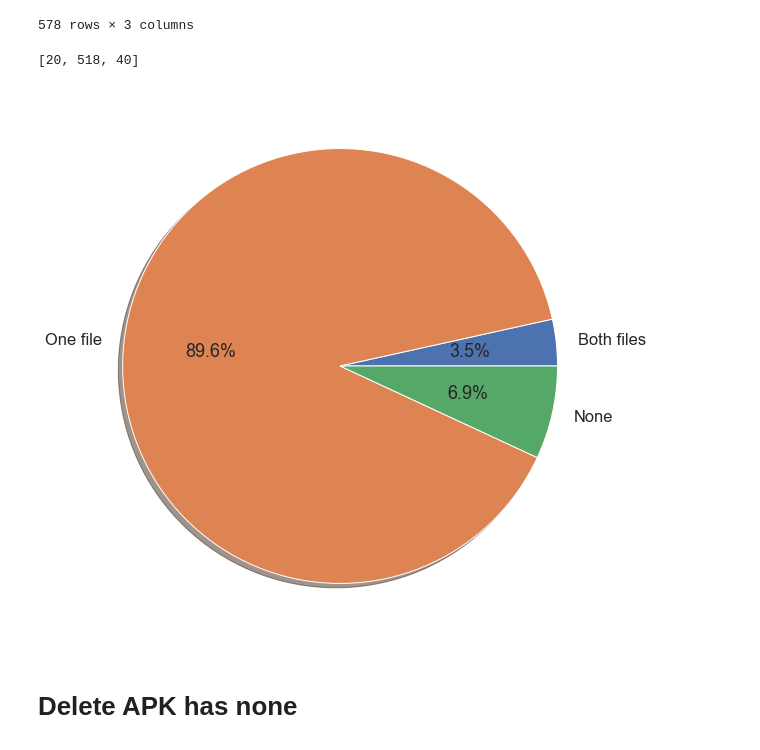
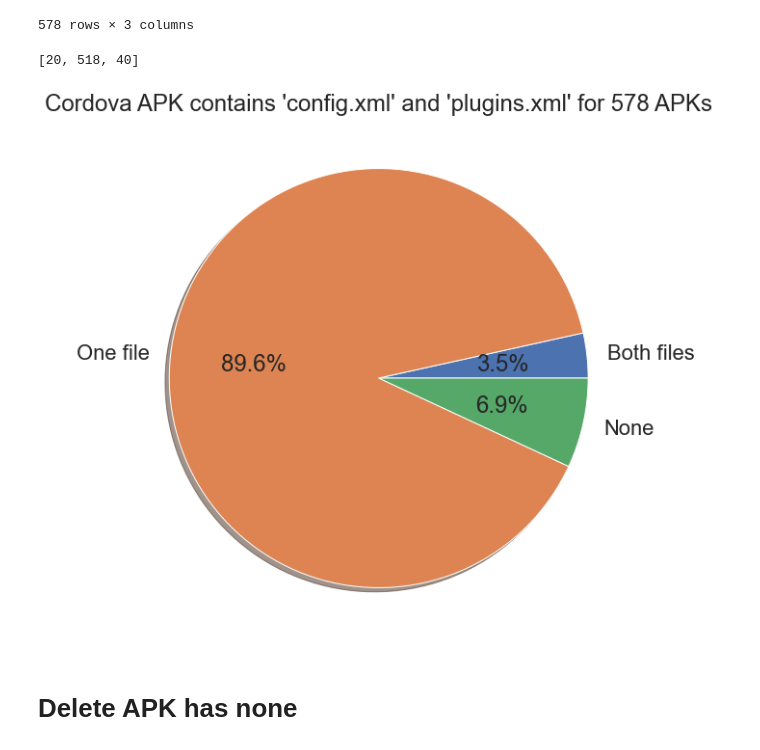
Before and after one commit to allensun623/Android-Security-Analysis, a Jupyter notebook: apk_analysis/data_analysis/cdv_plugins_declaration.ipynb, the cells around one changed output. Cells and saved outputs as stored; diff of their text form; code cells hidden in the pictures.

```diff
--- a/apk_analysis/data_analysis/cdv_plugins_declaration.ipynb
+++ b/apk_analysis/data_analysis/cdv_plugins_declaration.ipynb
@@ -348,17 +348,17 @@ See the caveats in the documentation: https://pandas.pydata.org/pandas-docs/stab
 # %%
 xlm_values = Counter(df_xml['config+plugins'])
 labels = ["Both files", "One file", "None"]
 sizes = [xlm_values[2], xlm_values[1], xlm_values[0]]
 print(sizes)
 # print(sizes) # adds up to 1433, which is the total number of participants
 fig1, ax1 = plt.subplots(figsize=(15, 10))
 ax1.pie(sizes, labels=labels, autopct='%1.1f%%', shadow=True)
 # ax1.axis('equal')
-plt.title("")
+plt.title(f"Cordova APK contains 'config.xml' and 'plugins.xml' for {df_xml.shape[0]} APKs")
 plt.show()
 # %% [output]
 [20, 518, 40]
-[figure, old version]
+[figure, new version]
 # %% [markdown]
 # Delete APK has none
 # %%
```
Also changed, not shown: 2 other files.
